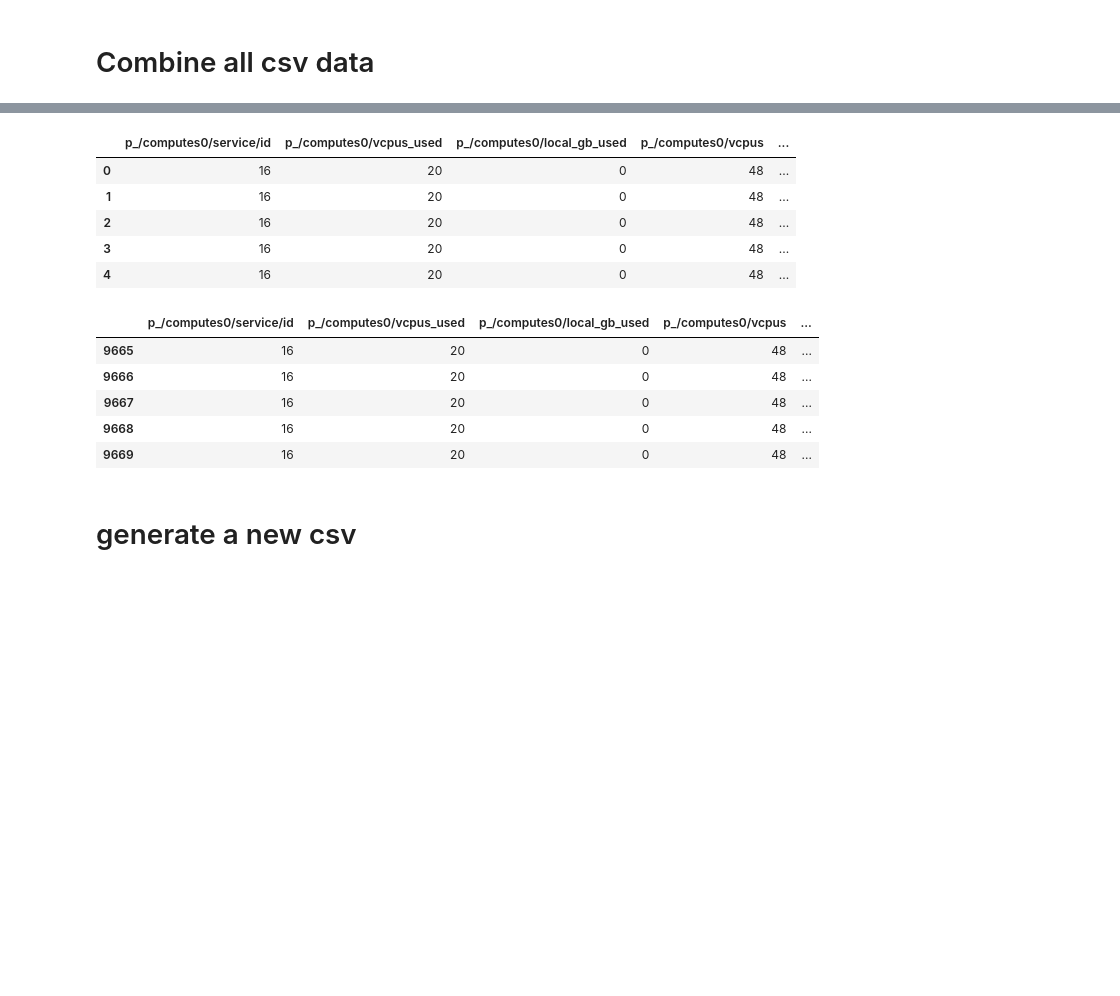
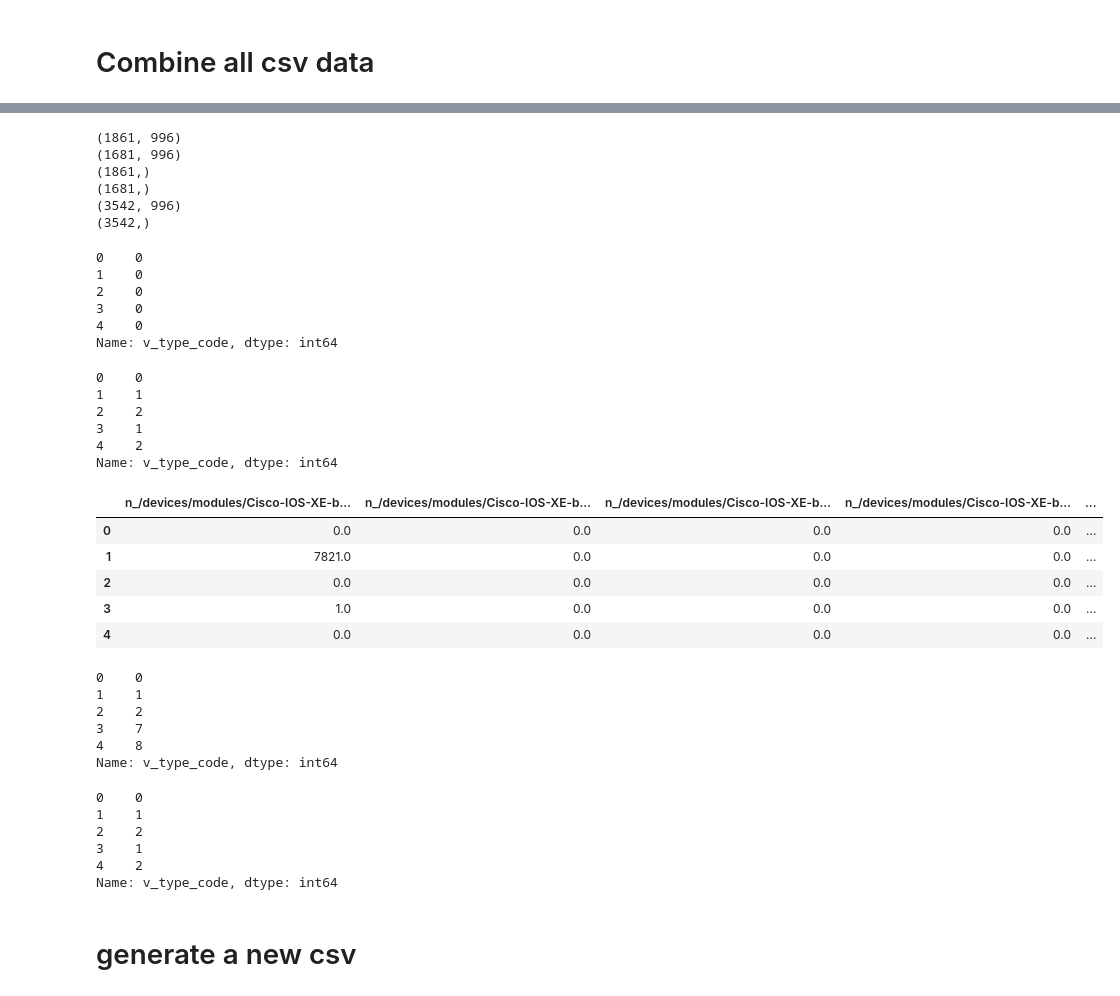
Before and after one commit to ITU-AI-ML-in-5G-Challenge/ITU-ML5G-PS-032-KDDI-UT-NakaoLab-AI, a Jupyter notebook: feature_extract.ipynb, the cells around one changed output, grey strips where cells are left out. Cells and saved outputs as stored; diff of their text form; code cells hidden in the pictures; blank space fills up the shorter version.

```diff
--- a/feature_extract.ipynb
+++ b/feature_extract.ipynb
@@ -308,0 +305,3 @@ v_nexthop
+# %%
+diff_dataset = get_diff_dataset(dataset, X_train)
+# diff_dataset.head()
@@ -309,21 +348,63 @@ v_nexthop
+# %%
+print(diff_X_train.shape)
+print(diff_X_test.shape)
+print(diff_y_train.shape)
+print(diff_y_test.shape)
+
+print(diff_X.shape)
+print(diff_Y.shape)
+# %% [output]
+(1861, 996)
+(1681, 996)
+(1861,)
+(1681,)
+(3542, 996)
+(3542,)
 # %%
-X_test.head()
+Y.head()
 # %% [output]
-|  | p_/computes0/service/id | p_/computes0/vcpus_used | p_/computes0/local_gb_used | p_/computes0/vcpus | ... |
-| 0 | 16 | 20 | 0 | 48 | ... |
-| 1 | 16 | 20 | 0 | 48 | ... |
-| 2 | 16 | 20 | 0 | 48 | ... |
-| 3 | 16 | 20 | 0 | 48 | ... |
-| 4 | 16 | 20 | 0 | 48 | ... |
+0    0
+1    0
+2    0
+3    0
+4    0
+Name: v_type_code, dtype: int64
-# %%
-X_train[-5:]
-# %% [output]
-|  | p_/computes0/service/id | p_/computes0/vcpus_used | p_/computes0/local_gb_used | p_/computes0/vcpus | ... |
-| 9665 | 16 | 20 | 0 | 48 | ... |
-| 9666 | 16 | 20 | 0 | 48 | ... |
-| 9667 | 16 | 20 | 0 | 48 | ... |
-| 9668 | 16 | 20 | 0 | 48 | ... |
-| 9669 | 16 | 20 | 0 | 48 | ... |
+# %%
+diff_Y.head()
+# %% [output]
+0    0
+1    1
+2    2
+3    1
+4    2
+Name: v_type_code, dtype: int64
+# %%
+diff_X.head()
+# %% [output]
+|  | n_/devices/modules/Cisco-IOS-XE-b... | n_/devices/modules/Cisco-IOS-XE-b... | n_/devices/modules/Cisco-IOS-XE-b... | n_/devices/modules/Cisco-IOS-XE-b... | ... |
+| 0 | 0.0 | 0.0 | 0.0 | 0.0 | ... |
+| 1 | 7821.0 | 0.0 | 0.0 | 0.0 | ... |
+| 2 | 0.0 | 0.0 | 0.0 | 0.0 | ... |
+| 3 | 1.0 | 0.0 | 0.0 | 0.0 | ... |
+| 4 | 0.0 | 0.0 | 0.0 | 0.0 | ... |
+# %%
+diff_y_test.head()
+# %% [output]
+0    0
+1    1
+2    2
+3    7
+4    8
+Name: v_type_code, dtype: int64
+# %%
+diff_y_train.head()
+# %% [output]
+0    0
+1    1
+2    2
+3    1
+4    2
+Name: v_type_code, dtype: int64
 # %% [markdown]
 # generate a new csv
 # %%
```
Also changed, not shown: parts of 13 cells of this notebook, 1 other file.
